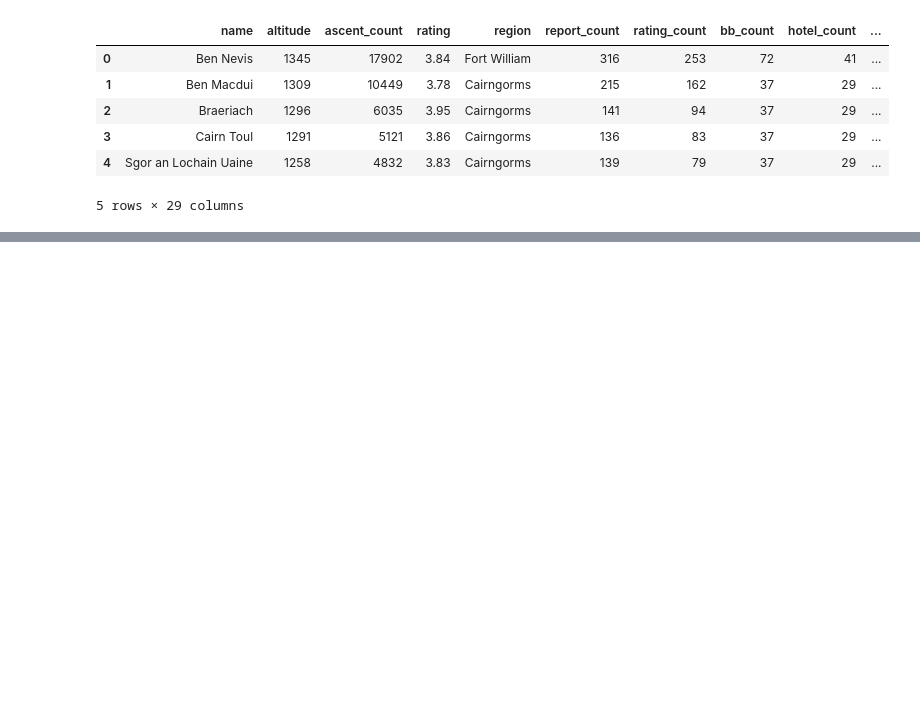
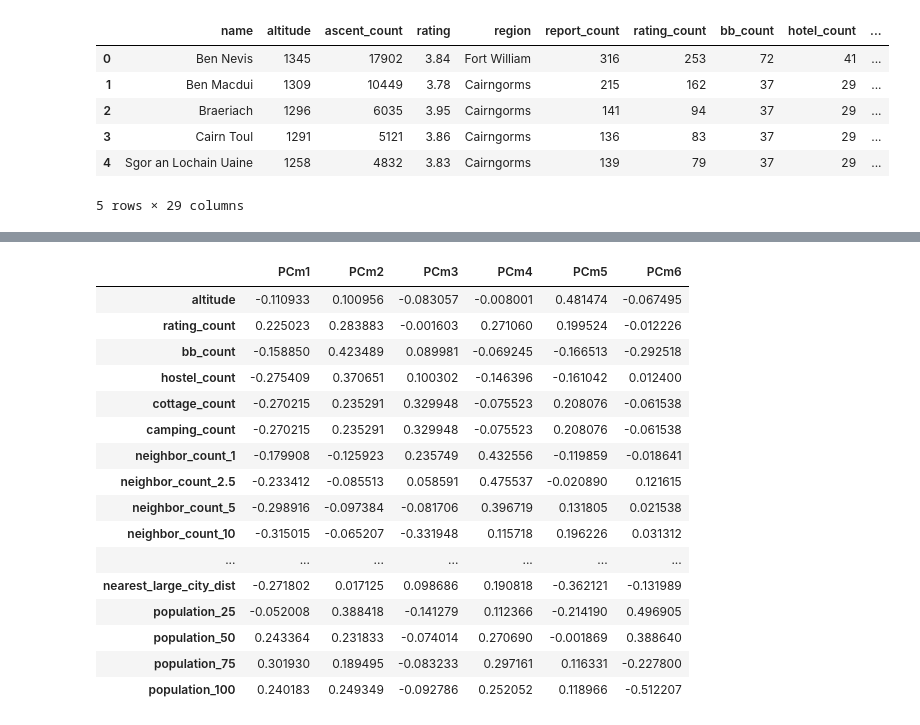
Before and after one commit to filipbalucha/FDS_final_project, a Jupyter notebook: PCA.ipynb, the cells around one changed output, grey strips where cells are left out. Saved outputs shown, nothing was run; the diff lists cells and outputs as text; code cells hidden in the pictures; blank space fills up the shorter version.

```diff
--- a/PCA.ipynb
+++ b/PCA.ipynb
@@ -83,0 +99,43 @@ PC8 explains 0% of the variance.
+# %%
+knee = 6
+pc_scores = [f'PCm{i+1}' for i in range(knee)]
+
+# PCA
+pca = PCA(n_components=6)
+pca_out = pca.fit_transform(scaled_munro)
+
+# Styling
+def highlight_max(s):
+    '''
+    highlight the maximum in a Series yellow.
+    '''
+    def _highlight(val):
+        if abs(val) in max_:
+            if val >= 0:
+                return 'background-color: green'
+            else:
+                return 'background-color: orange'
+        return ''
+    max_ = s.abs().nlargest(10).values
+    return [_highlight(v) for v in s]
+
+# Dump components relations with features:
+pd.DataFrame(pca.components_, columns=scaled_munro.columns, index=pc_scores).T.style.apply(highlight_max)
+# %% [output]
+|  | PCm1 | PCm2 | PCm3 | PCm4 | PCm5 | PCm6 |
+| altitude | -0.110933 | 0.100956 | -0.083057 | -0.008001 | 0.481474 | -0.067495 |
+| rating_count | 0.225023 | 0.283883 | -0.001603 | 0.271060 | 0.199524 | -0.012226 |
+| bb_count | -0.158850 | 0.423489 | 0.089981 | -0.069245 | -0.166513 | -0.292518 |
+| hostel_count | -0.275409 | 0.370651 | 0.100302 | -0.146396 | -0.161042 | 0.012400 |
+| cottage_count | -0.270215 | 0.235291 | 0.329948 | -0.075523 | 0.208076 | -0.061538 |
+| camping_count | -0.270215 | 0.235291 | 0.329948 | -0.075523 | 0.208076 | -0.061538 |
+| neighbor_count_1 | -0.179908 | -0.125923 | 0.235749 | 0.432556 | -0.119859 | -0.018641 |
+| neighbor_count_2.5 | -0.233412 | -0.085513 | 0.058591 | 0.475537 | -0.020890 | 0.121615 |
+| neighbor_count_5 | -0.298916 | -0.097384 | -0.081706 | 0.396719 | 0.131805 | 0.021538 |
+| neighbor_count_10 | -0.315015 | -0.065207 | -0.331948 | 0.115718 | 0.196226 | 0.031312 |
+| ... | ... | ... | ... | ... | ... | ... |
+| nearest_large_city_dist | -0.271802 | 0.017125 | 0.098686 | 0.190818 | -0.362121 | -0.131989 |
+| population_25 | -0.052008 | 0.388418 | -0.141279 | 0.112366 | -0.214190 | 0.496905 |
+| population_50 | 0.243364 | 0.231833 | -0.074014 | 0.270690 | -0.001869 | 0.388640 |
+| population_75 | 0.301930 | 0.189495 | -0.083233 | 0.297161 | 0.116331 | -0.227800 |
+| population_100 | 0.240183 | 0.249349 | -0.092786 | 0.252052 | 0.118966 | -0.512207 |
```
Also changed, not shown: parts of 14 cells of this notebook, 2 other files.
